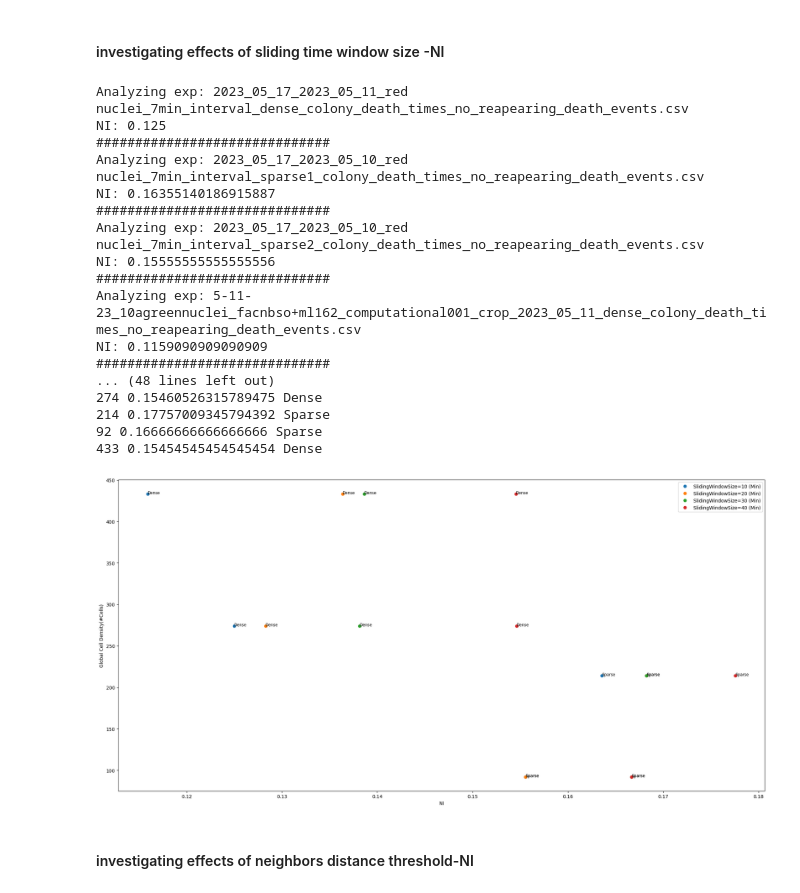
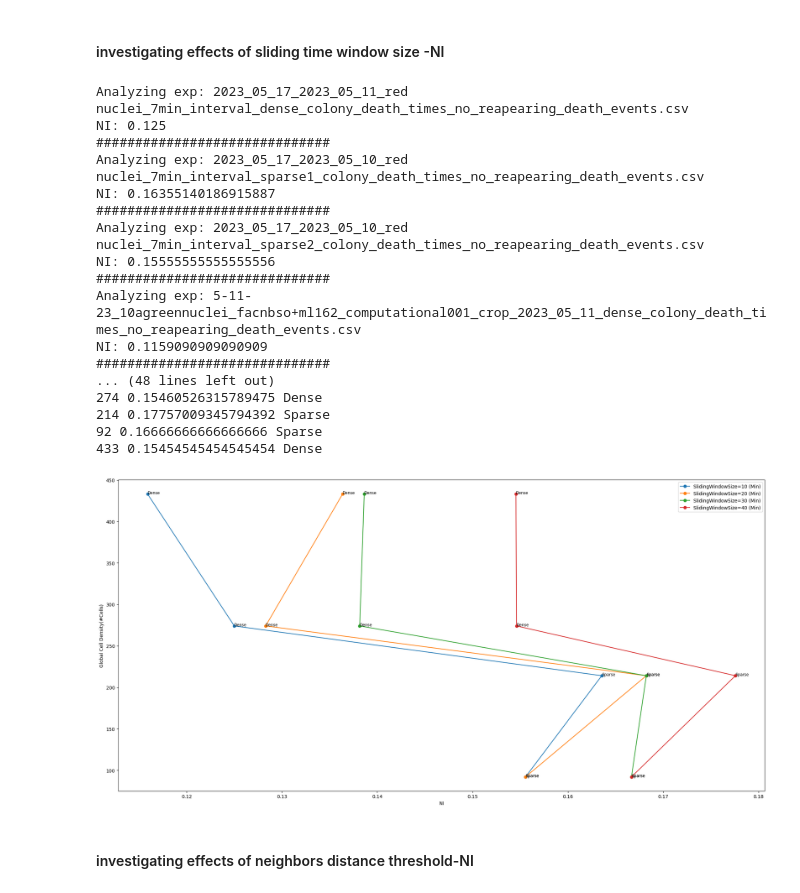
Before and after one commit to esraan/CellDeathQuantification, a Jupyter notebook: ResultsRegenaration.ipynb, the cells around one changed output. Cells and saved outputs as stored; diff of their text form; code cells hidden in the pictures.

```diff
--- a/ResultsRegenaration.ipynb
+++ b/ResultsRegenaration.ipynb
@@ -17,3 +17,13 @@ from QuantificationScripts.NucleationAndPropagationMeasurements import *
 from OldCodeBase_15072021.NucliatorsCount import NucleatorsCounter
 from OldCodeBase_15072021.NucleationProbabilityAndSPI import NucleationProbabilityAndSPI
 from RegenratingPreviousResultsScripts.PreviousResultsUtils import *
+# %%
+exps_dir_name = "/Users/esraan/Library/CloudStorage/GoogleDrive-esraan@post.bgu.ac.il/My Drive/PhD materials/OldData/Experiments_XYT_CSV/OriginalTimeFramesData"
+"/Users/yishaiazabary/PycharmProjects/University/CellDeathQuantification/Data/2023 data/OriginalTimeFramesData"
+meta_data_file_full_path= "/Users/esraan/Library/CloudStorage/GoogleDrive-esraan@post.bgu.ac.il/My Drive/PhD materials/OldData/Experiments_XYT_CSV/ExperimentsMetaData.csv"
+meta_data_extract_exp_names= pd.read_csv(meta_data_file_full_path)
+exp_full_path = "/Users/esraan/Library/CloudStorage/GoogleDrive-esraan@post.bgu.ac.il/My Drive/PhD materials/OldData/Experiments_XYT_CSV/OriginalTimeMinutesData/20160820_10A_FB_xy13.csv"
+cells_locis, cells_tods = read_experiment_cell_xy_and_death_times(exp_full_path=exp_full_path)
+exp_name = '20160820_10A_FB_xy11.csv'
+exp_treatment, exp_temporal_resolution = get_exp_treatment_type_and_temporal_resolution(exp_file_name=exp_name,
+                                                                                            meta_data_file_full_path=meta_data_file_full_path)
@@ -205,36 +196,36 @@ for sliding_time_window_size in (10, 20, 30, 40):
         p_nucs_by_exp_name[exp_name] = p_nuc_global
 
     sorted_values = list(zip(*list(sorted(zip(list(global_density_by_exp_name.values()), list(p_nucs_by_exp_name.values()))))))
-    axis.plot(sorted_values[1], sorted_values[0], label=f"SlidingWindowSize={sliding_time_window_size} (Min)", marker='o', linestyle='None')
+    axis.plot(sorted_values[1], sorted_values[0], label=f"SlidingWindowSize={sliding_time_window_size} (Min)", marker='o')#, linestyle='None'
     for exp_name, exp_density_tag in exp_density_levels_by_exp_name.items():
         exp_density, exp_p_nuc = global_density_by_exp_name[exp_name], p_nucs_by_exp_name[exp_name]
         print(exp_density, exp_p_nuc, exp_density_tag)
         axis.text(exp_p_nuc, exp_density, exp_density_tag, {'fontsize': 'small'})
 
 plt.legend()
 plt.xlabel("NI")
 plt.ylabel("Global Cell Density(#Cells)")
 plt.tight_layout()
 plt.show()
 # %% [output]
 Analyzing exp: 2023_05_17_2023_05_11_red nuclei_7min_interval_dense_colony_death_times_no_reapearing_death_events.csv
 NI: 0.125
 ##############################
 Analyzing exp: 2023_05_17_2023_05_10_red nuclei_7min_interval_sparse1_colony_death_times_no_reapearing_death_events.csv
 NI: 0.16355140186915887
 ##############################
 Analyzing exp: 2023_05_17_2023_05_10_red nuclei_7min_interval_sparse2_colony_death_times_no_reapearing_death_events.csv
 NI: 0.15555555555555556
 ##############################
 Analyzing exp: 5-11-23_10agreennuclei_facnbso+ml162_computational001_crop_2023_05_11_dense_colony_death_times_no_reapearing_death_events.csv
 NI: 0.1159090909090909
 ##############################
 ... (48 lines left out)
 274 0.15460526315789475 Dense
 214 0.17757009345794392 Sparse
 92 0.16666666666666666 Sparse
 433 0.15454545454545454 Dense
-[figure, old version]
+[figure, new version]
 # %% [markdown]
 #### investigating effects of neighbors distance threshold-NI
 # %%
```
Also changed, not shown: parts of 7 cells of this notebook, 1 other file.
